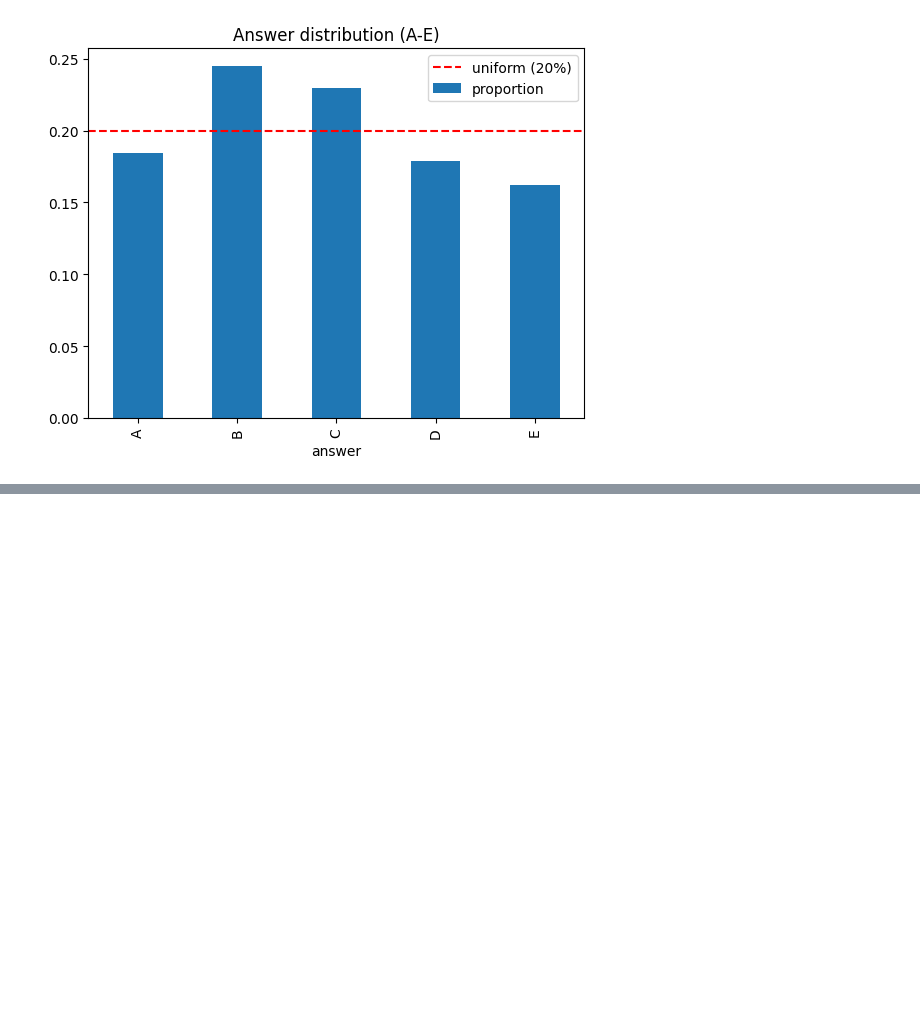
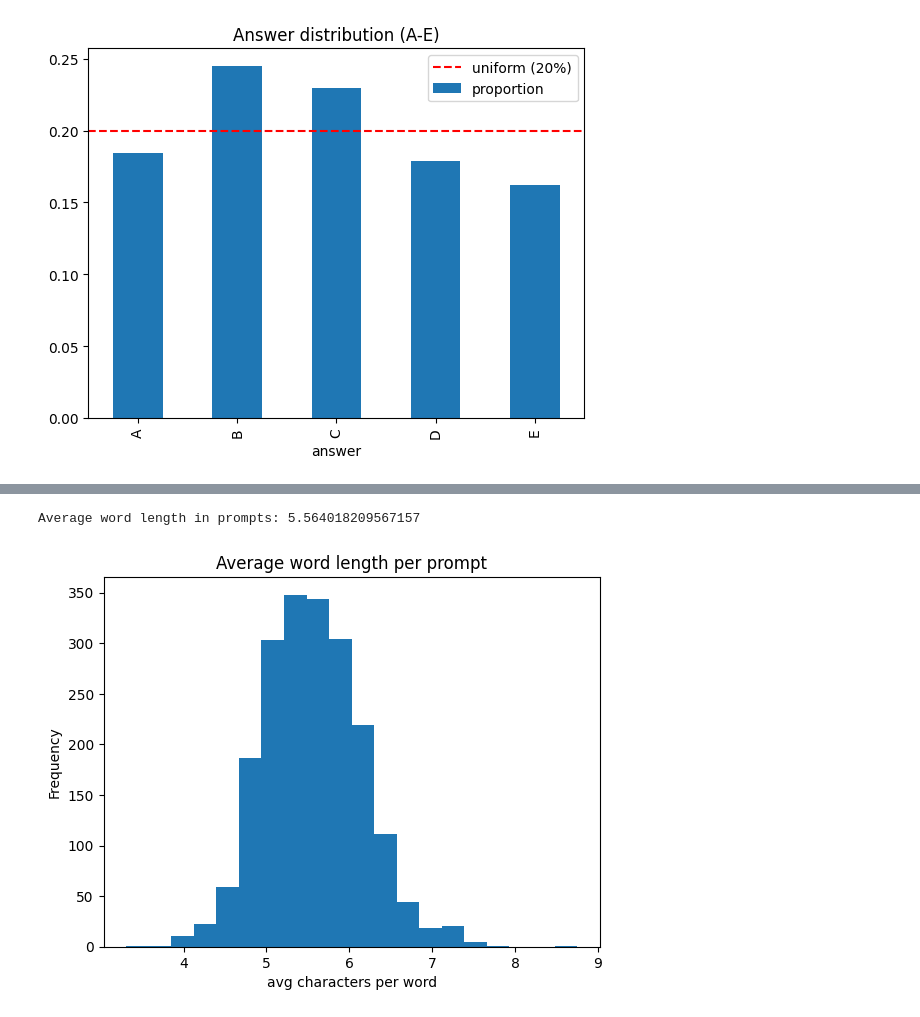
Before and after one commit to Atharv210203/smart-mcq-solver, a Jupyter notebook: 23f1002260-notebook-t12026.ipynb, the cells around one changed output, grey strips where cells are left out. Saved outputs shown, nothing was run; the diff lists cells and outputs as text; code cells hidden in the pictures; blank space fills up the shorter version.

```diff
--- a/23f1002260-notebook-t12026.ipynb
+++ b/23f1002260-notebook-t12026.ipynb
@@ -145,0 +164,18 @@ Name: proportion, dtype: float64
+# %%
+#Word Length Ananlysis
+def avg_word_length(text):
+    words = str(text).split()
+    if len(words) == 0:
+        return 0
+    return sum(len(w) for w in words) / len(words)
+
+X['prompt_avg_word_len'] = X['prompt'].apply(avg_word_length)
+
+print("Average word length in prompts:", X['prompt_avg_word_len'].mean())
+
+X['prompt_avg_word_len'].plot(kind='hist', bins=20, title='Average word length per prompt')
+plt.xlabel('avg characters per word')
+plt.show()
+# %% [output]
+Average word length in prompts: 5.564018209567157
+[figure, added]
```
Also changed, not shown: parts of 4 cells of this notebook.
